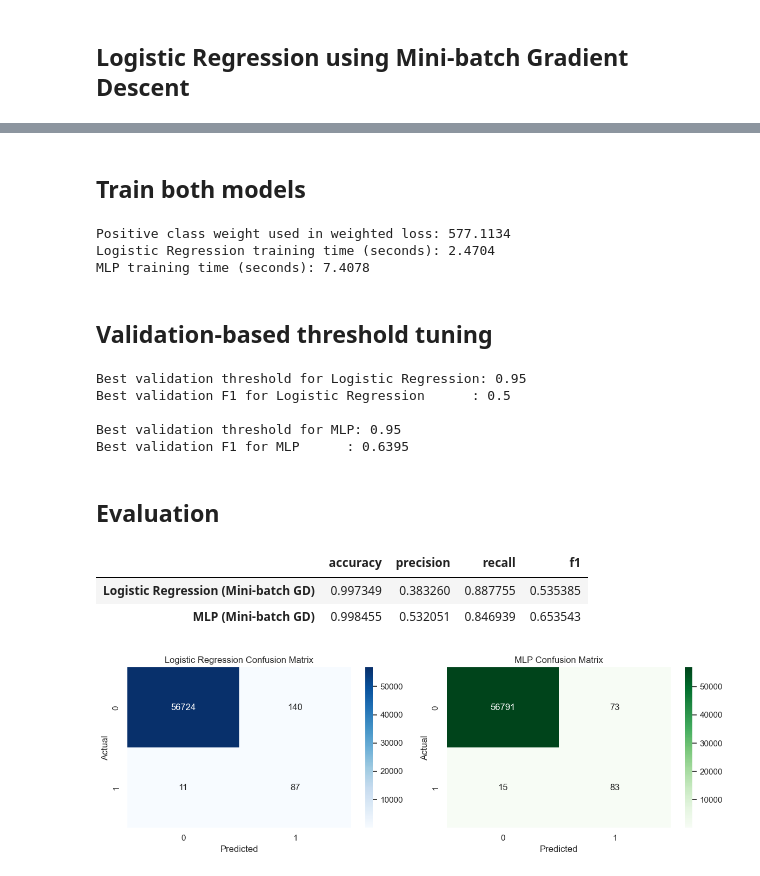
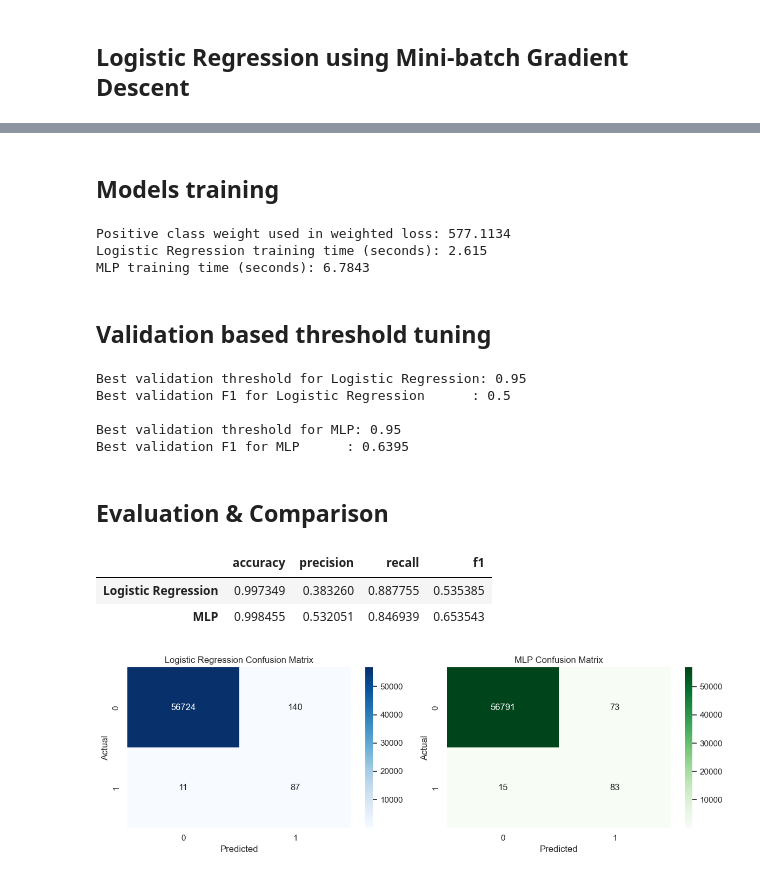
Before and after one commit to kamarshad/DNN, a Jupyter notebook: Binary Classification with Logistic regression and MLP/2025ag05474_assignment1.ipynb, the cells around one changed output, grey strips where cells are left out. Saved outputs shown, nothing was run; the diff lists cells and outputs as text; code cells hidden in the pictures.

```diff
--- a/Binary Classification with Logistic regression and MLP/2025ag05474_assignment1.ipynb
+++ b/Binary Classification with Logistic regression and MLP/2025ag05474_assignment1.ipynb
@@ -499,6 +388,13 @@ class MLPMiniBatch:
     def fit(self, X, y):
         start_time = time.time()
 
+        if len(self.architecture) < 2:
+            raise ValueError("Architecture must contain at least input and output layer.")
+        if self.architecture[-1] != 1:
+            raise ValueError("For binary classification, output layer size must be 1.")
+        if X.shape[1] != self.architecture[0]:
+            raise ValueError(f"Expected {self.architecture[0]} input features, got {X.shape[1]}.")
+        y = y.reshape(-1, 1)
         self.init()
         self.loss_history = []
         self.epoch_loss_history = []
@@ -543,7 +439,7 @@ class MLPMiniBatch:
         probabilities = self.predict_probability(X)
         return (probabilities >= threshold).astype(int)
 # %% [markdown]
-## Train both models
+## Models training
 # %%
 positive_class_weight = float((len(y_train) - y_train.sum()) / y_train.sum())
 print("Positive class weight used in weighted loss:", round(positive_class_weight, 4))
@@ -572,10 +468,10 @@ print("Logistic Regression training time (seconds):", round(log_model.training_t
 print("MLP training time (seconds):", round(mlp_model.training_time, 4))
 # %% [output]
 Positive class weight used in weighted loss: 577.1134
-Logistic Regression training time (seconds): 2.4704
-MLP training time (seconds): 7.4078
+Logistic Regression training time (seconds): 2.615
+MLP training time (seconds): 6.7843
 # %% [markdown]
-## Validation-based threshold tuning
+## Validation based threshold tuning
 # %%
 log_val_prob = log_model.predict_probability(X_val_scaled)
 mlp_val_prob = mlp_model.predict_probability(X_val_scaled)
@@ -595,23 +491,23 @@ Best validation F1 for Logistic Regression      : 0.5
 Best validation threshold for MLP: 0.95
 Best validation F1 for MLP      : 0.6395
 # %% [markdown]
-## Evaluation
+## Evaluation & Comparison
 # %%
 log_test_prob = log_model.predict_probability(X_test_scaled)
 mlp_test_prob = mlp_model.predict_probability(X_test_scaled)
 
 log_test_pred = log_model.predict(X_test_scaled, threshold=log_best_threshold)
 mlp_test_pred = mlp_model.predict(X_test_scaled, threshold=mlp_best_threshold)
 
 log_metrics = evaluate_classification(y_test.ravel(), log_test_pred, log_test_prob)
 mlp_metrics = evaluate_classification(y_test.ravel(), mlp_test_pred, mlp_test_prob)
 
-results_df = pd.DataFrame([log_metrics, mlp_metrics], index=["Logistic Regression (Mini-batch GD)", "MLP (Mini-batch GD)"])
+results_df = pd.DataFrame([log_metrics, mlp_metrics], index=["Logistic Regression", "MLP"])
 display(results_df)
 # %% [output]
 |  | accuracy | precision | recall | f1 |
-| Logistic Regression (Mini-batch GD) | 0.997349 | 0.383260 | 0.887755 | 0.535385 |
-| MLP (Mini-batch GD) | 0.998455 | 0.532051 | 0.846939 | 0.653543 |
+| Logistic Regression | 0.997349 | 0.383260 | 0.887755 | 0.535385 |
+| MLP | 0.998455 | 0.532051 | 0.846939 | 0.653543 |
 # %%
 fig, axes = plt.subplots(1, 2, figsize=(12, 4))
 
```
Also changed, not shown: parts of 18 cells of this notebook, 4 other files.
